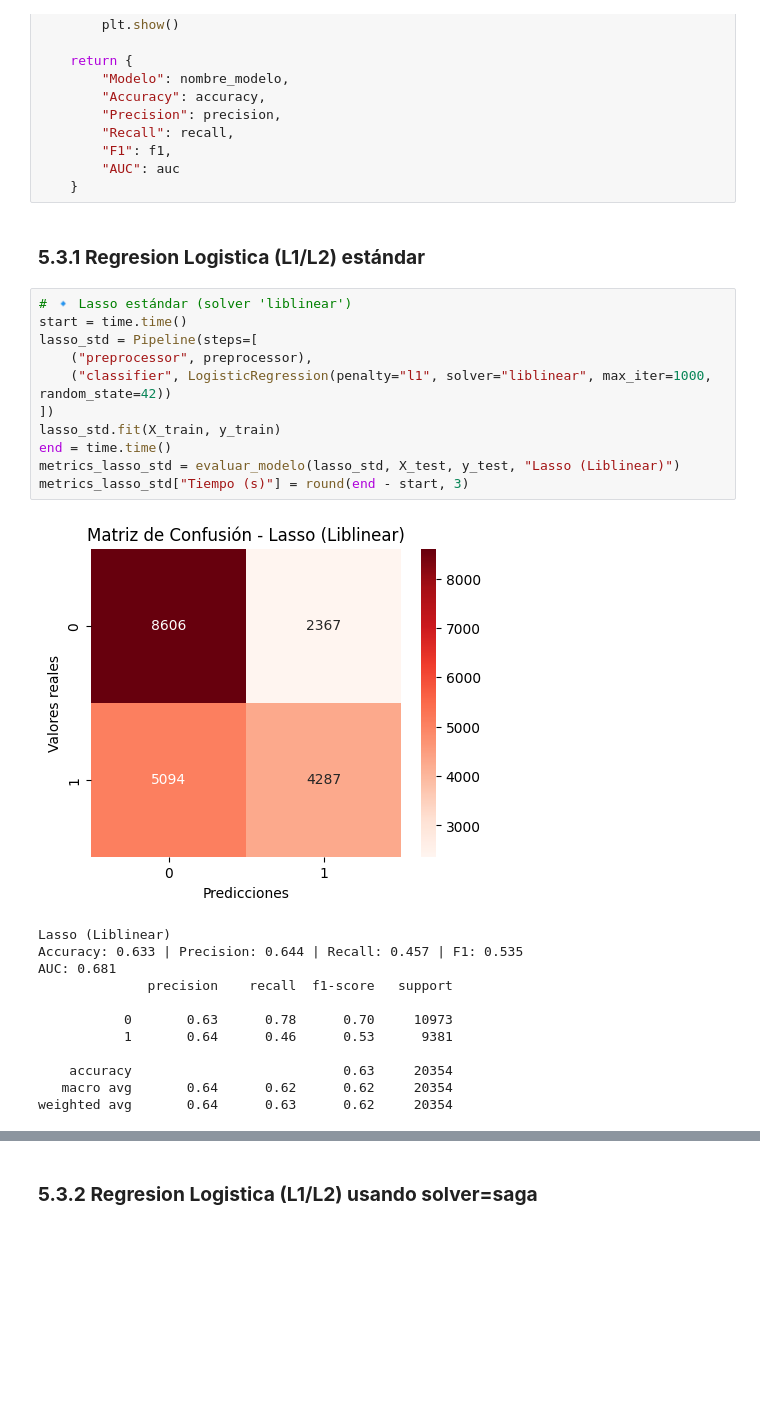
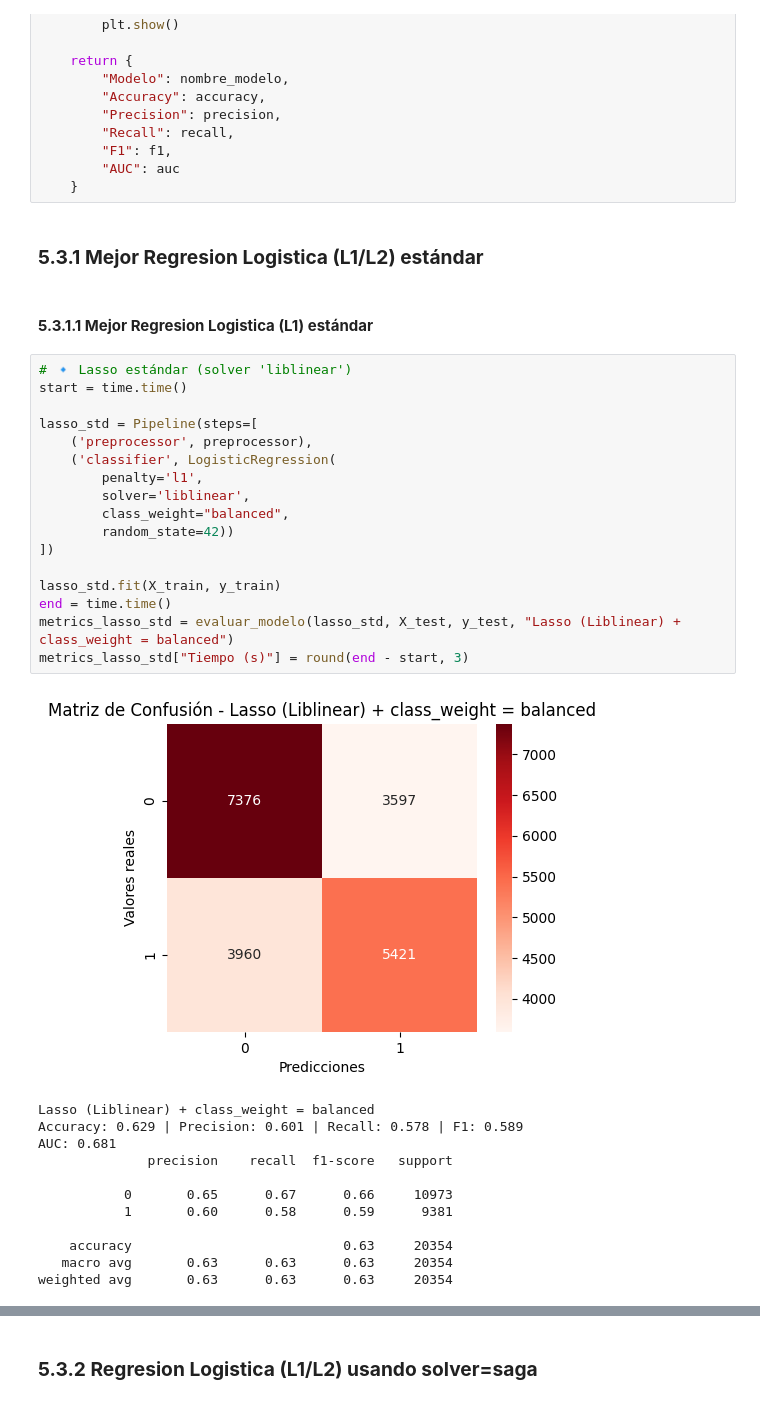
Before and after one commit to juantellas/PF_GestHospitalClasificacion_Entrega3, a Jupyter notebook: 5_optimizacioncomputacional/5_optimizacioncomputacional.ipynb, the cells around one changed output, grey strips where cells are left out. Cells and saved outputs as stored; diff of their text form; blank space fills up the shorter version.

```diff
--- a/5_optimizacioncomputacional/5_optimizacioncomputacional.ipynb
+++ b/5_optimizacioncomputacional/5_optimizacioncomputacional.ipynb
@@ -489,28 +597,36 @@ def evaluar_modelo(modelo, X_test, y_test, nombre_modelo="Modelo"):
         "AUC": auc
     }
 # %% [markdown]
-### **5.3.1 Regresion Logistica (L1/L2) estándar**
+### **5.3.1 Mejor Regresion Logistica (L1/L2) estándar**
+# %% [markdown]
+####  **5.3.1.1  Mejor Regresion Logistica (L1) estándar**
 # %%
 # 🔹 Lasso estándar (solver 'liblinear')
 start = time.time()
+
 lasso_std = Pipeline(steps=[
-    ("preprocessor", preprocessor),
-    ("classifier", LogisticRegression(penalty="l1", solver="liblinear", max_iter=1000, random_state=42))
+    ('preprocessor', preprocessor),
+    ('classifier', LogisticRegression(
+        penalty='l1',
+        solver='liblinear',
+        class_weight="balanced",
+        random_state=42))
 ])
+
 lasso_std.fit(X_train, y_train)
 end = time.time()
-metrics_lasso_std = evaluar_modelo(lasso_std, X_test, y_test, "Lasso (Liblinear)")
+metrics_lasso_std = evaluar_modelo(lasso_std, X_test, y_test, "Lasso (Liblinear) + class_weight = balanced")
 metrics_lasso_std["Tiempo (s)"] = round(end - start, 3)
 # %% [output]
-[figure, old version]
+[figure, new version]
-Lasso (Liblinear)
-Accuracy: 0.633 | Precision: 0.644 | Recall: 0.457 | F1: 0.535
+Lasso (Liblinear) + class_weight = balanced
+Accuracy: 0.629 | Precision: 0.601 | Recall: 0.578 | F1: 0.589
 AUC: 0.681
               precision    recall  f1-score   support
 
-           0       0.63      0.78      0.70     10973
-           1       0.64      0.46      0.53      9381
+           0       0.65      0.67      0.66     10973
+           1       0.60      0.58      0.59      9381
 
     accuracy                           0.63     20354
-   macro avg       0.64      0.62      0.62     20354
-weighted avg       0.64      0.63      0.62     20354
+   macro avg       0.63      0.63      0.63     20354
+weighted avg       0.63      0.63      0.63     20354
```
Also changed, not shown: parts of 47 cells of this notebook.
